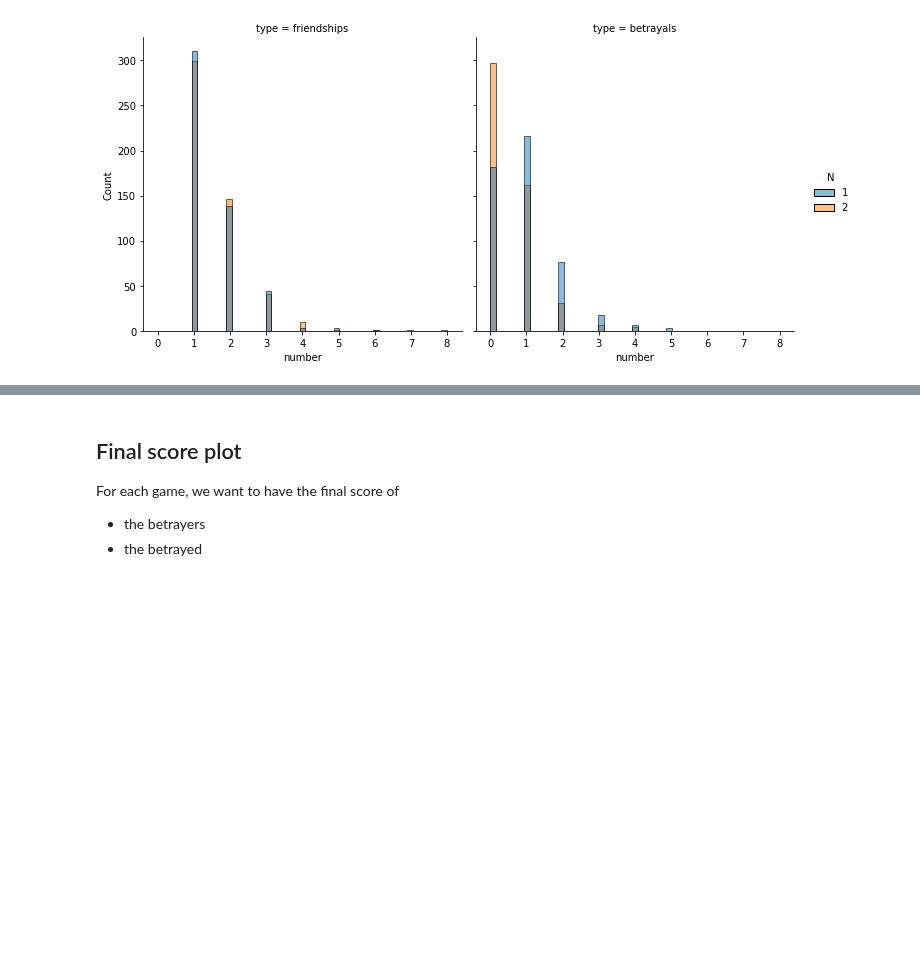
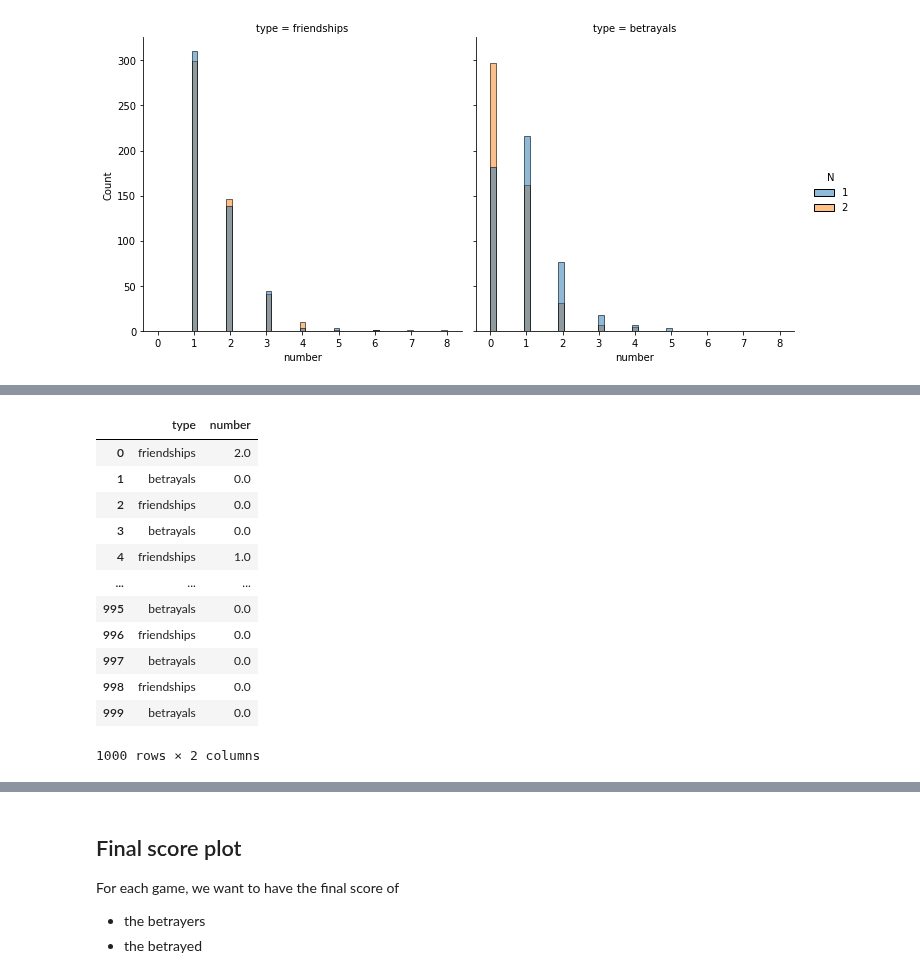
Before and after one commit to epfl-ada/ada-2020-project-milestone-p3-p3_chic, a Jupyter notebook: p4.ipynb, the cells around one changed output, grey strips where cells are left out. Saved outputs shown, nothing was run; the diff lists cells and outputs as text; code cells hidden in the pictures; blank space fills up the shorter version.

```diff
--- a/p4.ipynb
+++ b/p4.ipynb
@@ -1367,0 +1335,22 @@ sns.displot(data = frame, x = "number", hue = "N", kind = "hist", col = "type")
+# %%
+N = 500
+frame = pd.DataFrame(data = np.zeros(shape = (2*N, 2)), columns = ["type", "number",])
+for i in range(N):
+    n_friendships, n_betrayals = get_number_betrayals_friendships(all_friendships_unfiltered[i])
+    frame.loc[2*i, :] = ["friendships", n_friendships]
+    frame.loc[2*i+1, :] = ["betrayals", n_betrayals]
+frame
+# %% [output]
+|  | type | number |
+| 0 | friendships | 2.0 |
+| 1 | betrayals | 0.0 |
+| 2 | friendships | 0.0 |
+| 3 | betrayals | 0.0 |
+| 4 | friendships | 1.0 |
+| ... | ... | ... |
+| 995 | betrayals | 0.0 |
+| 996 | friendships | 0.0 |
+| 997 | betrayals | 0.0 |
+| 998 | friendships | 0.0 |
+| 999 | betrayals | 0.0 |
+1000 rows × 2 columns
```
Also changed, not shown: parts of 12 cells of this notebook.
